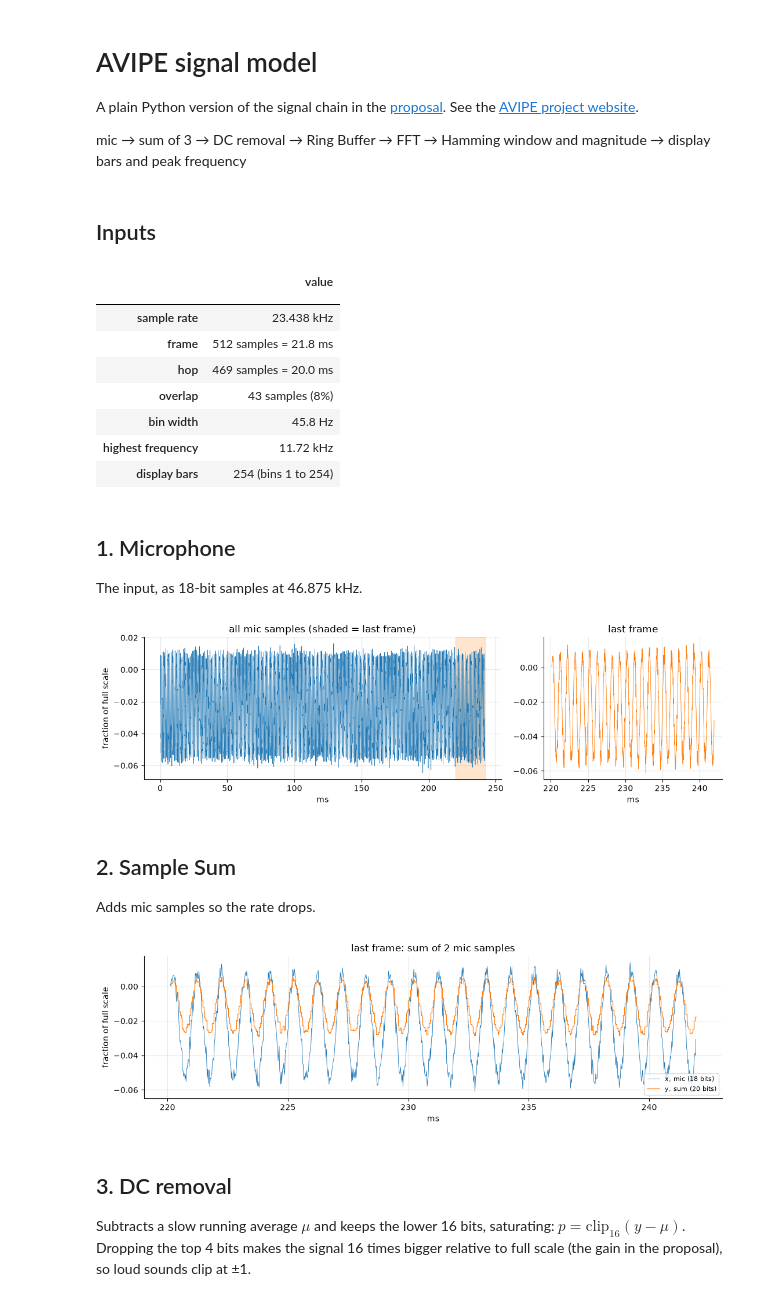
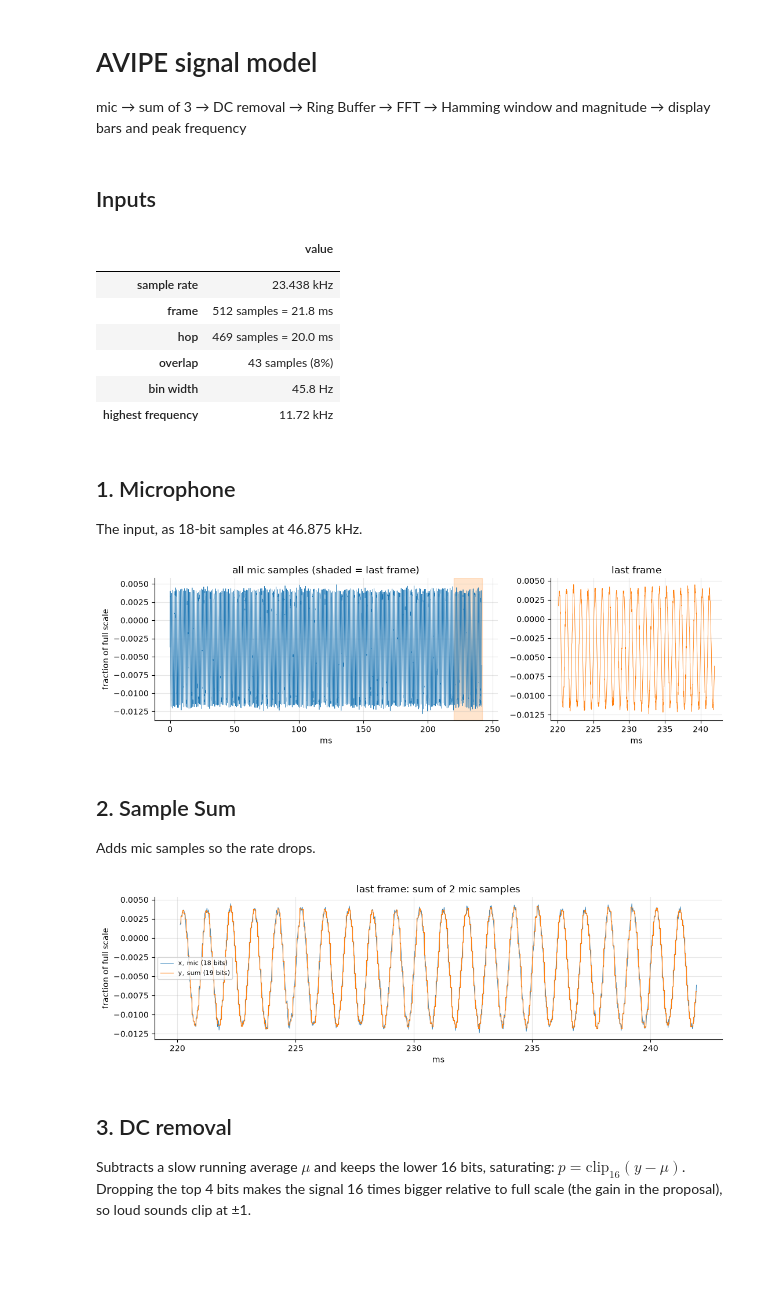
Before and after one commit to GabeAlencar/AVIPEe155, a Jupyter notebook: avipe_model/avipe_chain.ipynb, the cells around one changed output. Saved outputs shown, nothing was run; the diff lists cells and outputs as text; code cells hidden in the pictures; blank space fills up the shorter version.

```diff
--- a/avipe_model/avipe_chain.ipynb
+++ b/avipe_model/avipe_chain.ipynb
@@ -1,8 +1,6 @@
 # %% [markdown]
 # AVIPE signal model
 
-A plain Python version of the signal chain in the [proposal](../docs/proposal.qmd). See the [AVIPE project website](https://gabealencar.github.io/AVIPEe155/).
-
 mic → sum of 3 → DC removal → Ring Buffer → FFT → Hamming window and magnitude → display bars and peak frequency
 # %% [markdown]
 ## Inputs
@@ -10,13 +8,13 @@ mic → sum of 3 → DC removal → Ring Buffer → FFT → Hamming window and m
 # ---- input ----
 SOURCE      = 'tone'        # 'tone', 'chirp', 'wav', or 'mic' (mic also runs the live display at the end)
 TONE_HZ     = 1000          # tone frequency, Hz
-AMPLITUDE   = 4000          # tone, chirp and wav peak, in mic LSBs
-DC_OFFSET   = -3000         # mic DC offset, in mic LSBs
-NOISE_LSB   = 400           # rms white noise, in mic LSBs
+AMPLITUDE   = 1000          # tone, chirp and wav peak, in mic LSBs
+DC_OFFSET   = -3000          # mic DC offset, in mic LSBs
+NOISE_LSB   = 50            # rms white noise, in mic LSBs
 CHIRP_F0, CHIRP_F1 = 1000, 2000
 WAV_PATH    = 'input.wav'
 MIC_DEVICE  = None          # None = system default
-MIC_GAIN    = 1 / 16        # scales the mic down
+MIC_GAIN    = 1/4             # scales the mic (1 = sound card full scale = mic full scale)
 LIVE_SECONDS = 10
 WINDOW_TYPE = 'hamming'     # 'hanning', 'hamming', or 'none'
 
@@ -43,7 +41,8 @@ HOP    = min(FRAME_N, round(FS * HOP_MS / 1000))  # samples between FFTs, at mos
 BIN_HZ = FS / FRAME_N
 N_OUT  = FRAME_N + HOP * (N_FRAMES - 1)         # samples to simulate
 MIC_FS = 2 ** (MIC_BITS - 1)                    # full scale of each block's samples
-SUM_FS = 2 ** (MIC_BITS + 1)                    # 20 bits after the sum
+SUM_BITS = MIC_BITS + int(np.ceil(np.log2(SUM_N)))  # bits after the sum
+SUM_FS = 2 ** (SUM_BITS - 1)                    # full scale after the sum
 PCM_FS = 2 ** 15                                # 16 bits after DC removal
 
 def table(rows, cols=('value',)):
@@ -51,7 +50,7 @@ def table(rows, cols=('value',)):
 
 table([('sample rate', f'{FS/1e3:.3f} kHz'), ('frame', f'{FRAME_N} samples = {FRAME_N/FS*1e3:.1f} ms'),
        ('hop', f'{HOP} samples = {HOP/FS*1e3:.1f} ms'), ('overlap', f'{FRAME_N - HOP} samples ({(FRAME_N - HOP)/FRAME_N:.0%})'), ('bin width', f'{BIN_HZ:.1f} Hz'),
-       ('highest frequency', f'{FS/2/1e3:.2f} kHz'), ('display bars', f'{FRAME_N//2 - 2} (bins 1 to {FRAME_N//2 - 2})')])
+       ('highest frequency', f'{FS/2/1e3:.2f} kHz')])
 # %% [output]
 |  | value |
 |  |  |
@@ -61,7 +60,6 @@ table([('sample rate', f'{FS/1e3:.3f} kHz'), ('frame', f'{FRAME_N} samples = {FR
 | overlap | 43 samples (8%) |
 | bin width | 45.8 Hz |
 | highest frequency | 11.72 kHz |
-| display bars | 254 (bins 1 to 254) |
 # %% [markdown]
 ## 1. Microphone
 The input, as 18-bit samples at 46.875 kHz.
@@ -81,8 +79,9 @@ def microphone(n):
         return np.round(np.resize(w / np.abs(w).max() * AMPLITUDE, n))
     elif SOURCE == 'mic':
         import sounddevice as sd
-        r = sd.rec(n, samplerate=MIC_RATE, channels=1, device=MIC_DEVICE); sd.wait()
-        return np.round(r[:, 0] * MIC_GAIN * MIC_FS)
+        skip = MIC_RATE // 2                                       # the sound card's first 0.5 s can be junk
+        r = sd.rec(skip + n, samplerate=MIC_RATE, channels=1, device=MIC_DEVICE); sd.wait()
+        return np.round(r[skip:, 0] * MIC_GAIN * MIC_FS)
     else:
         raise ValueError(f'unknown SOURCE {SOURCE!r}')
     s += DC_OFFSET + np.random.default_rng(1).normal(0, NOISE_LSB, n)
@@ -100,20 +99,20 @@ ax[1].plot(t_mic[last], x[last] / MIC_FS, lw=0.6, color='C1')
 ax[1].set(title='last frame', xlabel='ms')
 plt.tight_layout(); plt.show()
 # %% [output]
-[figure, old version]
+[figure, new version]
 # %% [markdown]
 ## 2. Sample Sum
 Adds mic samples so the rate drops.
 # %%
 y = x.reshape(-1, SUM_N).sum(axis=1)
 
 fig, ax = plt.subplots()
-ax.plot(t_mic[last], x[last] / MIC_FS, lw=0.6, label='x, mic (18 bits)')
-ax.step(t_mic[last][SUM_N - 1::SUM_N], y[-FRAME_N:] / SUM_FS, where='pre', lw=0.9, color='C1', label='y, sum (20 bits)')
+ax.plot(t_mic[last], x[last] / MIC_FS, lw=0.6, label=f'x, mic ({MIC_BITS} bits)')
+ax.step(t_mic[last][SUM_N - 1::SUM_N], y[-FRAME_N:] / SUM_FS, where='pre', lw=0.9, color='C1', label=f'y, sum ({SUM_BITS} bits)')
 ax.set(title='last frame: sum of '+str(SUM_N)+' mic samples', xlabel='ms', ylabel='fraction of full scale'); ax.legend(fontsize=8)
 plt.tight_layout(); plt.show()
 # %% [output]
-[figure, old version]
+[figure, new version]
 # %% [markdown]
 ## 3. DC removal
 Subtracts a slow running average $\mu$ and keeps the lower 16 bits, saturating: $p = \mathrm{clip}_{16}(y - \mu)$. Dropping the top 4 bits makes the signal 16 times bigger relative to full scale (the gain in the proposal), so loud sounds clip at ±1.
```
Also changed, not shown: parts of 5 cells of this notebook, 8 other files.
